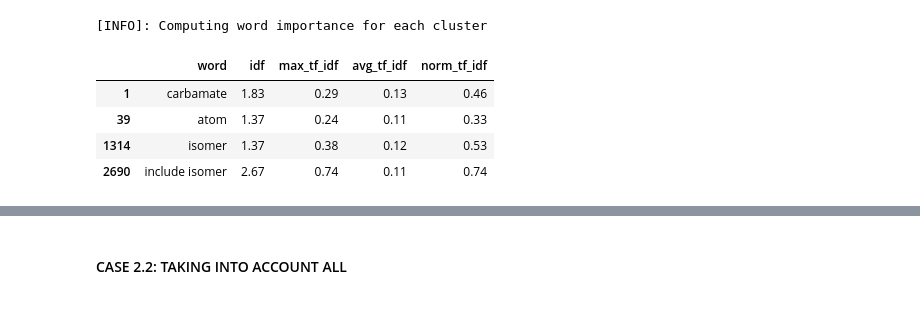
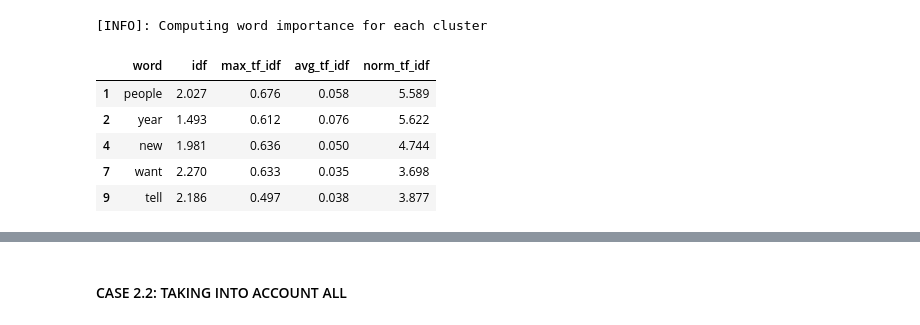
Before and after one commit to shanepeckham/NLP-1, a Jupyter notebook: Complementary_Courses/Document_Clustering/Flat_Clustering_Overview.ipynb, the cells around one changed output, grey strips where cells are left out. Saved outputs shown, nothing was run; the diff lists cells and outputs as text; code cells hidden in the pictures.

```diff
--- a/Complementary_Courses/Document_Clustering/Flat_Clustering_Overview.ipynb
+++ b/Complementary_Courses/Document_Clustering/Flat_Clustering_Overview.ipynb
@@ -161,0 +187,8 @@ array([[0.   , 0.062, 0.   , ..., 0.049, 0.   , 0.065],
+# %%
+_ = catalog.collect_corpus(attr='processed_text', form=list)
+tfidf = catalog.to_matrix(
+    vectorizer=vectorizer,
+    modelname='TFIDF',
+    max_docs=None)
+print(tfidf.representation.shape)
+tfidf.representation.head()
@@ -205,9 +255,7 @@ def kmean_clustering(
 # %%
 ## CALCULATE ALL IN ONE STEP
-clusters, cluster_words = kmean_clustering(
-    model=tfidf,
-    num_clusters=NUM_CLUSTERS,
-    words_per_cluster=5)
+clusters = kmean_clustering(model=tfidf, num_clusters=NUM_CLUSTERS)
+cluster_words = j_words_per_cluster(tfidf,clusters,6)
 # %%
 def filter_cluster(model, clusters, i):
     ''' Returns the tfidf representation for the centroid of a cluster '''
@@ -255,3 +312,5 @@ Note that the TF is a vector of size the number of documents.
+# %%
+cluster_words = j_words_per_cluster(tfidf,clusters,30)
 # %%
 def compute_word_importance_for_centroid(cluster,words_per_cluster):
     ''' Return the first (words_per_cluster) with the highest TFIDF score
@@ -318,16 +390,17 @@ def sort_scores(scores, method:str='idf'):
 # %%
 tfidf_cluster_0 = cluster_to_tfidf(tfidf, clusters, 0)
 # %%
-scores = compute_word_importance_using_documents(tfidf_cluster_0)
+subsample_scores = compute_word_importance_using_documents(tfidf_cluster_0)
 # %% [output]
 [INFO]: Computing word importance for each cluster
 # %%
-scores_df = pd.DataFrame(scores)
-scores_df = scores_df[scores_df['word'].isin(cluster_words[0])]
-scores_df.head()
+subsmaple_scores_df = pd.DataFrame(scores)
+subsmaple_scores_df = subsmaple_scores_df[subsmaple_scores_df['word'].isin(cluster_words[0])]
+subsmaple_scores_df.head(5)
 # %% [output]
 |  | word | idf | max_tf_idf | avg_tf_idf | norm_tf_idf |
-| 1 | carbamate | 1.83 | 0.29 | 0.13 | 0.46 |
-| 39 | atom | 1.37 | 0.24 | 0.11 | 0.33 |
-| 1314 | isomer | 1.37 | 0.38 | 0.12 | 0.53 |
-| 2690 | include isomer | 2.67 | 0.74 | 0.11 | 0.74 |
+| 1 | people | 2.027 | 0.676 | 0.058 | 5.589 |
+| 2 | year | 1.493 | 0.612 | 0.076 | 5.622 |
+| 4 | new | 1.981 | 0.636 | 0.050 | 4.744 |
+| 7 | want | 2.270 | 0.633 | 0.035 | 3.698 |
+| 9 | tell | 2.186 | 0.497 | 0.038 | 3.877 |
```
Also changed, not shown: parts of 38 cells of this notebook.
